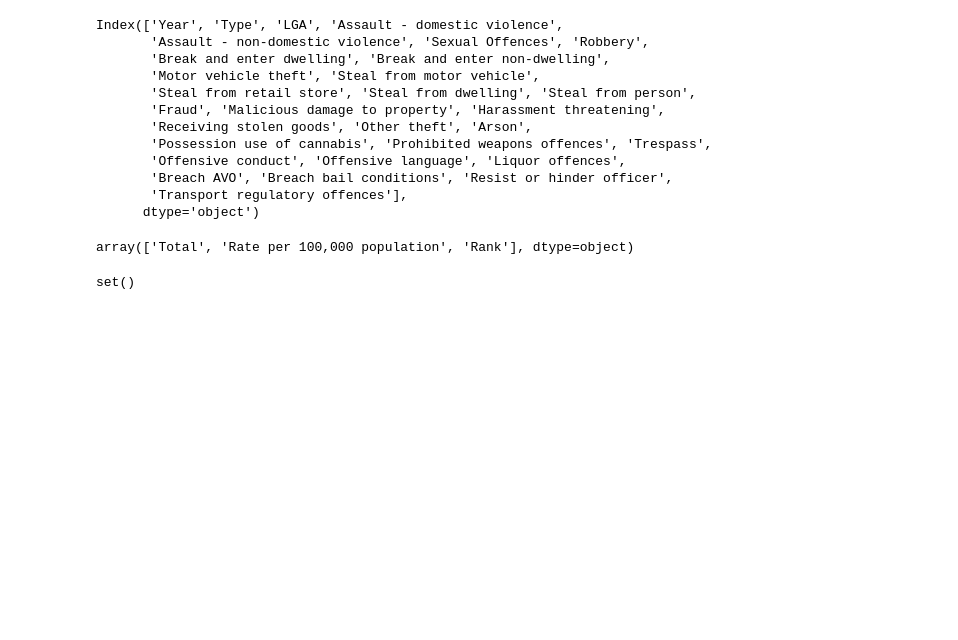
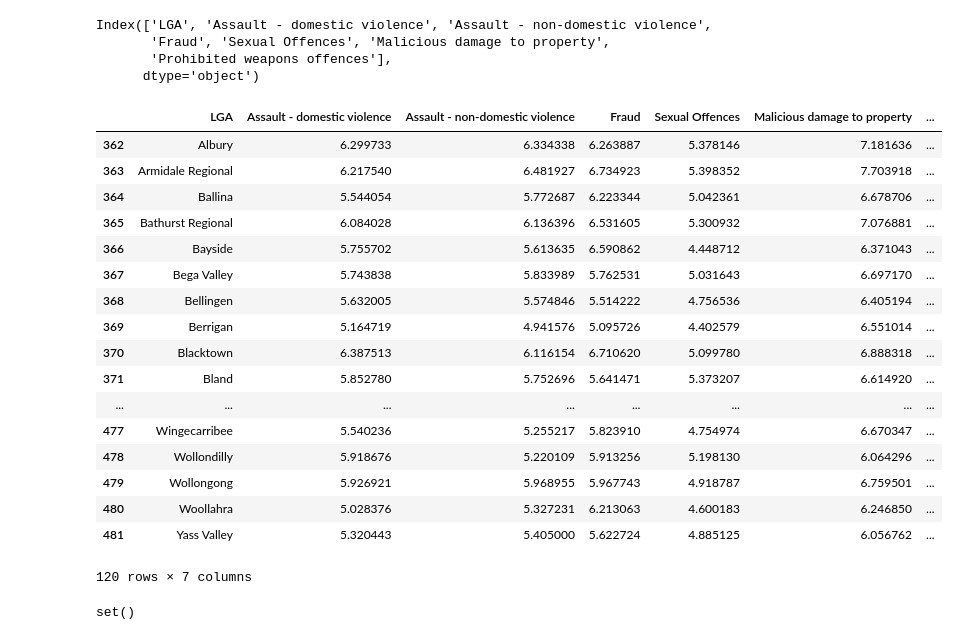
Before and after one commit to desultir/capstone, a Jupyter notebook: notebooks/tdm/regress opal.ipynb, the cells around one changed output. Saved outputs shown, nothing was run; the diff lists cells and outputs as text; code cells hidden in the pictures; blank space fills up the shorter version.

```diff
--- a/notebooks/tdm/regress opal.ipynb
+++ b/notebooks/tdm/regress opal.ipynb
@@ -2,22 +2,10 @@
 import pandas as pd
 import numpy as np
 base = "../../data/"
-target = pd.read_csv(base+"processed/cleaned_target.csv")
-target.columns
+nswdf_target = pd.read_csv(base+"clean/filtered_target.csv", index_col=0)
+nswdf_target.columns
 # %% [output]
-Index(['Year', 'Type', 'LGA', 'Assault - domestic violence',
-       'Assault - non-domestic violence', 'Sexual Offences', 'Robbery',
-       'Break and enter dwelling', 'Break and enter non-dwelling',
-       'Motor vehicle theft', 'Steal from motor vehicle',
-       'Steal from retail store', 'Steal from dwelling', 'Steal from person',
-       'Fraud', 'Malicious damage to property', 'Harassment threatening',
-       'Receiving stolen goods', 'Other theft', 'Arson',
-       'Possession use of cannabis', 'Prohibited weapons offences', 'Trespass',
-       'Offensive conduct', 'Offensive language', 'Liquor offences',
-       'Breach AVO', 'Breach bail conditions', 'Resist or hinder officer',
-       'Transport regulatory offences'],
+Index(['LGA', 'Assault - domestic violence', 'Assault - non-domestic violence',
+       'Fraud', 'Sexual Offences', 'Malicious damage to property',
+       'Prohibited weapons offences'],
       dtype='object')
-# %%
-target["Type"].unique()
-# %% [output]
-array(['Total', 'Rate per 100,000 population', 'Rank'], dtype=object)
@@ -26 +12,22 @@ nswdf_target = target[target["Type"]=='Rate per 100,000 population'].dropna()
+# %%
+nswdf_target
+# %% [output]
+|  | LGA | Assault - domestic violence | Assault - non-domestic violence | Fraud | Sexual Offences | Malicious damage to property | ... |
+| 362 | Albury | 6.299733 | 6.334338 | 6.263887 | 5.378146 | 7.181636 | ... |
+| 363 | Armidale Regional | 6.217540 | 6.481927 | 6.734923 | 5.398352 | 7.703918 | ... |
+| 364 | Ballina | 5.544054 | 5.772687 | 6.223344 | 5.042361 | 6.678706 | ... |
+| 365 | Bathurst Regional | 6.084028 | 6.136396 | 6.531605 | 5.300932 | 7.076881 | ... |
+| 366 | Bayside | 5.755702 | 5.613635 | 6.590862 | 4.448712 | 6.371043 | ... |
+| 367 | Bega Valley | 5.743838 | 5.833989 | 5.762531 | 5.031643 | 6.697170 | ... |
+| 368 | Bellingen | 5.632005 | 5.574846 | 5.514222 | 4.756536 | 6.405194 | ... |
+| 369 | Berrigan | 5.164719 | 4.941576 | 5.095726 | 4.402579 | 6.551014 | ... |
+| 370 | Blacktown | 6.387513 | 6.116154 | 6.710620 | 5.099780 | 6.888318 | ... |
+| 371 | Bland | 5.852780 | 5.752696 | 5.641471 | 5.373207 | 6.614920 | ... |
+| ... | ... | ... | ... | ... | ... | ... | ... |
+| 477 | Wingecarribee | 5.540236 | 5.255217 | 5.823910 | 4.754974 | 6.670347 | ... |
+| 478 | Wollondilly | 5.918676 | 5.220109 | 5.913256 | 5.198130 | 6.064296 | ... |
+| 479 | Wollongong | 5.926921 | 5.968955 | 5.967743 | 4.918787 | 6.759501 | ... |
+| 480 | Woollahra | 5.028376 | 5.327231 | 6.213063 | 4.600183 | 6.246850 | ... |
+| 481 | Yass Valley | 5.320443 | 5.405000 | 5.622724 | 4.885125 | 6.056762 | ... |
+120 rows × 7 columns
 # %%
```
Also changed, not shown: parts of 10 cells of this notebook, 4 other files.
